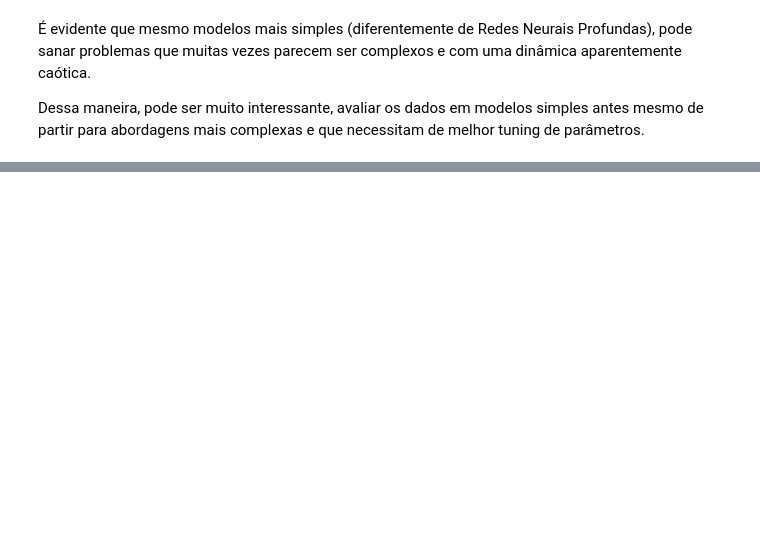
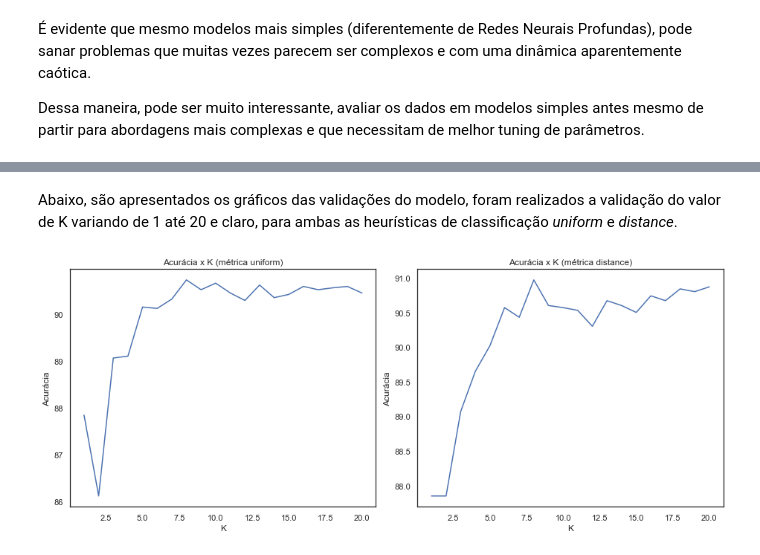
Before and after one commit to rdenadai/ia006c, a Jupyter notebook: notebooks/EFC02/EFC02.ipynb, the cells around one changed output, grey strips where cells are left out. Cells and saved outputs as stored; diff of their text form; code cells hidden in the pictures; blank space fills up the shorter version.

```diff
--- a/notebooks/EFC02/EFC02.ipynb
+++ b/notebooks/EFC02/EFC02.ipynb
@@ -929,3 +949,23 @@ for k in range(1, 21):
+# %% [markdown]
+Abaixo, são apresentados os gráficos das validações do modelo, foram realizados a validação do valor de K variando de 1 até 20 e claro, para ambas as heurísticas de classificação *uniform* e *distance*.
+# %%
+plt.figure(figsize=(13, 10))
+plt.subplot(2, 2, 1)
+plt.title("Acurácia x K (métrica uniform)")
+plt.plot(range(1, 21), ACC["uniform"])
+plt.xlabel("K")
+plt.ylabel("Acurácia")
+
+plt.subplot(2, 2, 2)
+plt.title("Acurácia x K (métrica distance)")
+plt.plot(range(1, 21), ACC["distance"])
+plt.xlabel("K")
+plt.ylabel("Acurácia")
+
+plt.tight_layout()
+plt.show()
+# %% [output]
+[figure, added]
 # %%
 knn = KNeighborsClassifierImpl(k=best_k, metric=best_m)
 knn.fit(x_har_train, y_har_train)
```
Also changed, not shown: parts of 14 cells of this notebook.
